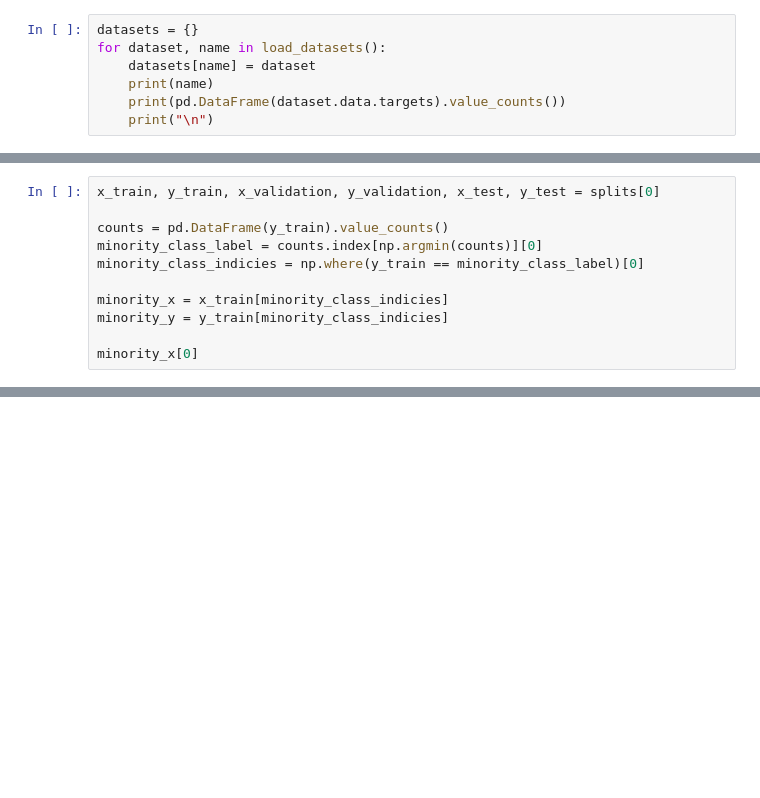
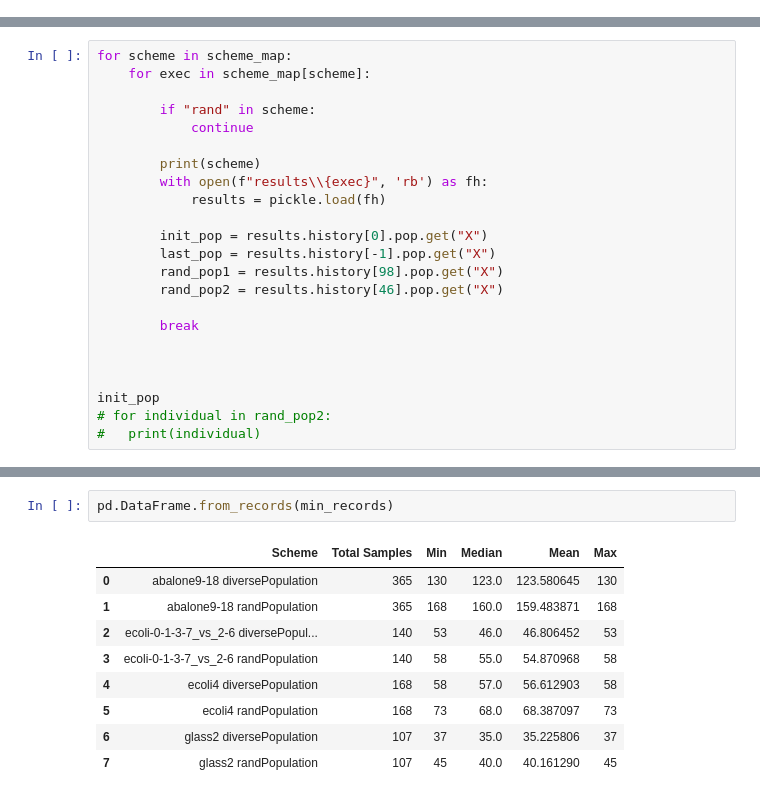
Before and after one commit to Ryan-JW-Kim/Minority-Class-Synthesis, a Jupyter notebook: experiment_2.ipynb, the cells around one changed output, grey strips where cells are left out. Saved outputs shown, nothing was run; the diff lists cells and outputs as text; blank space fills up the shorter version.

```diff
--- a/experiment_2.ipynb
+++ b/experiment_2.ipynb
@@ -487,7 +0,0 @@ class GenericOptimizer(Problem):
-# %%
-datasets = {}
-for dataset, name in load_datasets():
-	datasets[name] = dataset
-	print(name)
-	print(pd.DataFrame(dataset.data.targets).value_counts())
-	print("\n")
@@ -531,11 +0,0 @@ for c, (train_idx, validation_idx, test_idx) in enumerate(prepare_splits(X, y)):
-# %%
-x_train, y_train, x_validation, y_validation, x_test, y_test = splits[0]
-
-counts = pd.DataFrame(y_train).value_counts()
-minority_class_label = counts.index[np.argmin(counts)][0]
-minority_class_indicies = np.where(y_train == minority_class_label)[0]
-
-minority_x = x_train[minority_class_indicies]
-minority_y = y_train[minority_class_indicies]
-
-minority_x[0]
@@ -696,0 +1323,23 @@ Error:
+# %%
+for scheme in scheme_map:
+	for exec in scheme_map[scheme]:
+
+		if "rand" in scheme:
+			continue
+
+		print(scheme)
+		with open(f"results\\{exec}", 'rb') as fh:
+			results = pickle.load(fh)
+
+		init_pop = results.history[0].pop.get("X")
+		last_pop = results.history[-1].pop.get("X")
+		rand_pop1 = results.history[98].pop.get("X")
+		rand_pop2 = results.history[46].pop.get("X")
+
+		break
+
+
+
+init_pop
+# for individual in rand_pop2:
+# 	print(individual)
@@ -696,0 +1452,12 @@ Error:
+# %%
+pd.DataFrame.from_records(min_records)
+# %% [output]
+|  | Scheme | Total Samples | Min | Median | Mean | Max |
+| 0 | abalone9-18 diversePopulation | 365 | 130 | 123.0 | 123.580645 | 130 |
+| 1 | abalone9-18 randPopulation | 365 | 168 | 160.0 | 159.483871 | 168 |
+| 2 | ecoli-0-1-3-7_vs_2-6 diversePopul... | 140 | 53 | 46.0 | 46.806452 | 53 |
+| 3 | ecoli-0-1-3-7_vs_2-6 randPopulation | 140 | 58 | 55.0 | 54.870968 | 58 |
+| 4 | ecoli4 diversePopulation | 168 | 58 | 57.0 | 56.612903 | 58 |
+| 5 | ecoli4 randPopulation | 168 | 73 | 68.0 | 68.387097 | 73 |
+| 6 | glass2 diversePopulation | 107 | 37 | 35.0 | 35.225806 | 37 |
+| 7 | glass2 randPopulation | 107 | 45 | 40.0 | 40.161290 | 45 |
```
Also changed, not shown: parts of 60 cells of this notebook, 2 other files.
